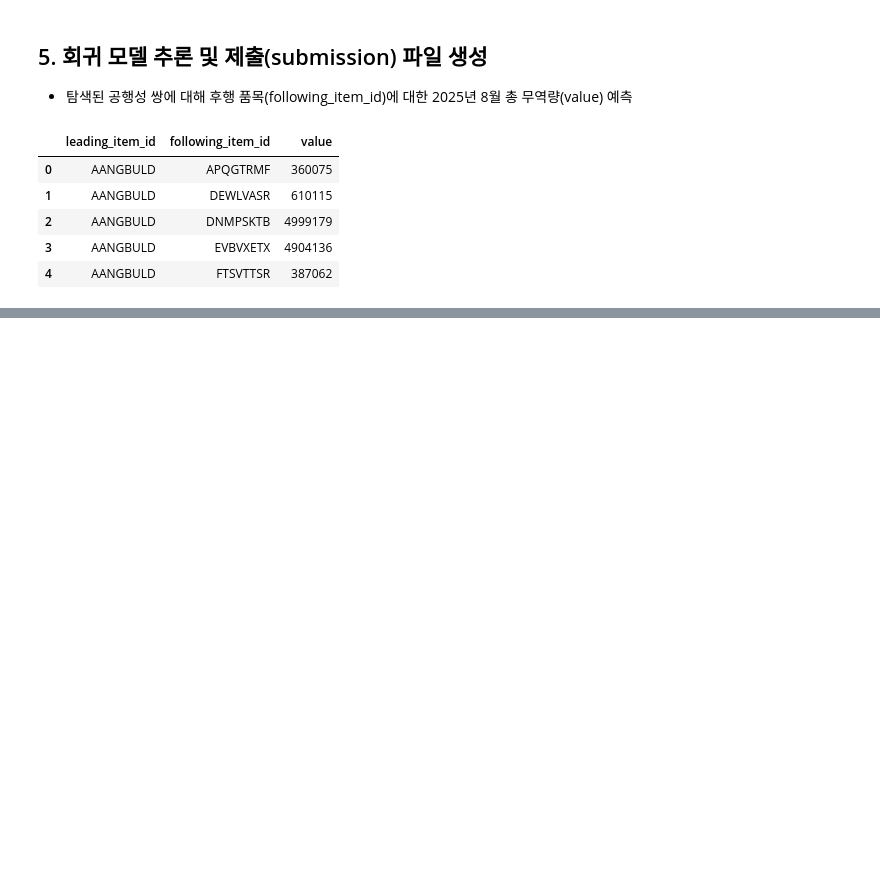
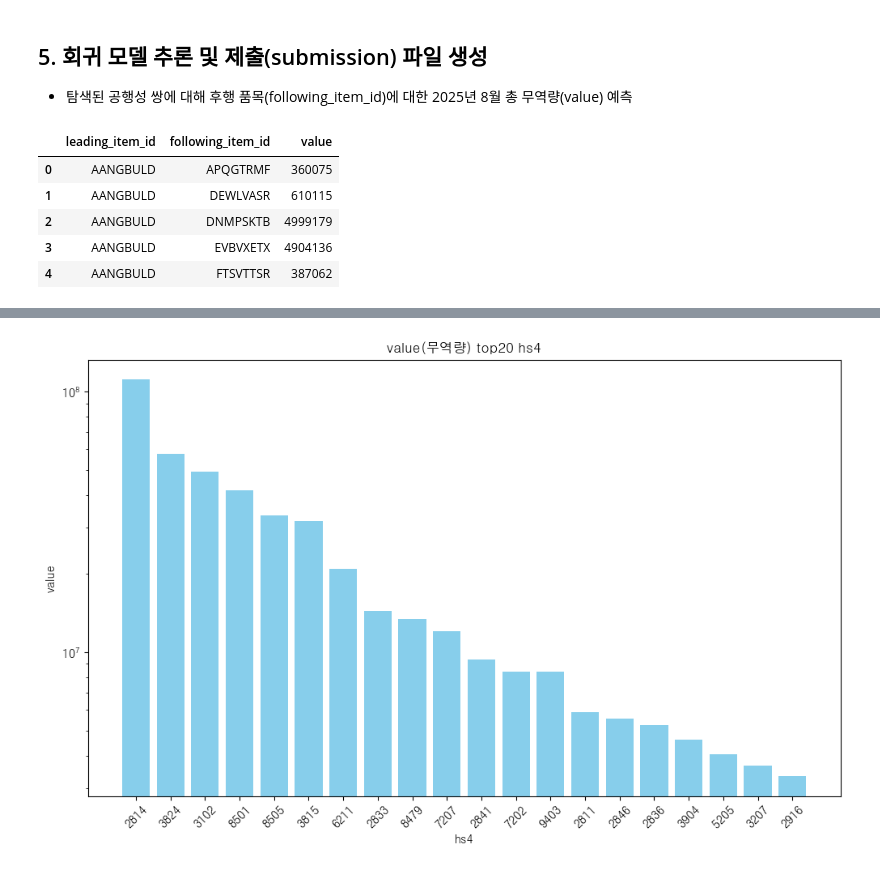
Before and after one commit to SujePepero/pepero-workspace, a Jupyter notebook: dir_hys/[Baseline]_피어슨 상관계수 기반 공행성 판단 및 회귀 모델 학습_추론.ipynb, the cells around one changed output, grey strips where cells are left out. Drawn from its saved outputs; the diff is of its cells as text; code cells hidden in the pictures; blank space fills up the shorter version.

```diff
--- a/dir_hys/[Baseline]_피어슨 상관계수 기반 공행성 판단 및 회귀 모델 학습_추론.ipynb
+++ b/dir_hys/[Baseline]_피어슨 상관계수 기반 공행성 판단 및 회귀 모델 학습_추론.ipynb
@@ -8,7 +8,7 @@ from tqdm import tqdm
 # %% [markdown]
 ## 2. 데이터 전처리
 # %%
-train = pd.read_csv('./train.csv')
+train = pd.read_csv('./data/train.csv')
 
 # year, month, item_id 기준으로 value 합산 (seq만 다르다면 value 합산)
 monthly = (
@@ -248,0 +251,29 @@ submission.to_csv('./baseline_submit.csv', index=False)
+# %%
+import matplotlib.pyplot as plt
+import seaborn as sns
+
+# 한글 폰트 설정
+import matplotlib
+import matplotlib.font_manager as fm
+
+# C:\Windows\Fonts   # ==> OS에 등록되어 있는 모든 폰트 파일들
+font_path = 'C:\\Windows\\Fonts\\H2GTRM.TTF' # 윈도우 OS 폰트 경로
+
+font_prop = fm.FontProperties(fname = font_path) # 폰트경로에 있는 폰트 이름들 뽑아오자.
+
+
+font_name = font_prop.get_name() # 폰트명
+
+#matplotlib.rc('font', key=value)
+matplotlib.rc('font', family=font_name)
+
+# matplotlib이 기본적으로 사용하는 유니코드 마이너스 비활성화
+# -> 아스키코드의 마이너스 사용
+plt.rc('axes', unicode_minus=False) # matplotlib의 기본적인 유니코드 minus폰트사용 중지
+# %%
+# 가장 무역량이 많은 hs4 코드 찾기
+hs4_group_value = train.groupby('hs4')['value'].max().astype(int).sort_values(ascending=False)
+max_value_df = hs4_group_value.reset_index()
+
+max_20_value = max_value_df.head(20)
+max_20_value
@@ -248,0 +298,15 @@ submission.to_csv('./baseline_submit.csv', index=False)
+# %%
+# 시각화
+plt.figure(figsize=(12, 7))
+plt.bar(max_20_value['hs4'].astype(str), max_20_value['value'], color='skyblue')
+
+plt.xticks(rotation=45)
+plt.yscale('log') # 로그로 한 눈에 보기 쉽게 출력
+
+plt.title('value(무역량) top20 hs4')
+plt.xlabel('hs4')
+plt.ylabel('value')
+
+plt.show()
+# %% [output]
+[figure, added]
```
Also changed, not shown: parts of 11 cells of this notebook.
